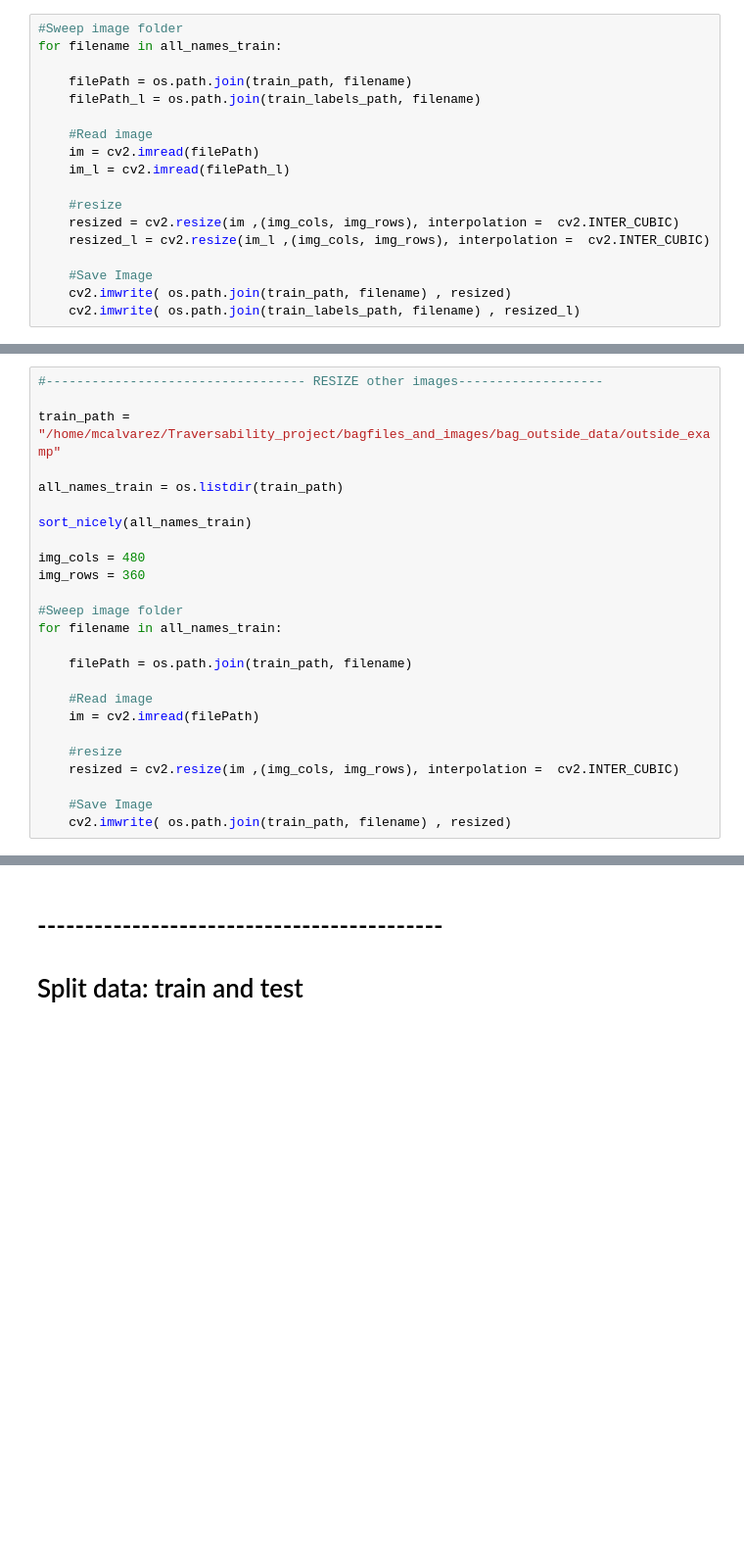
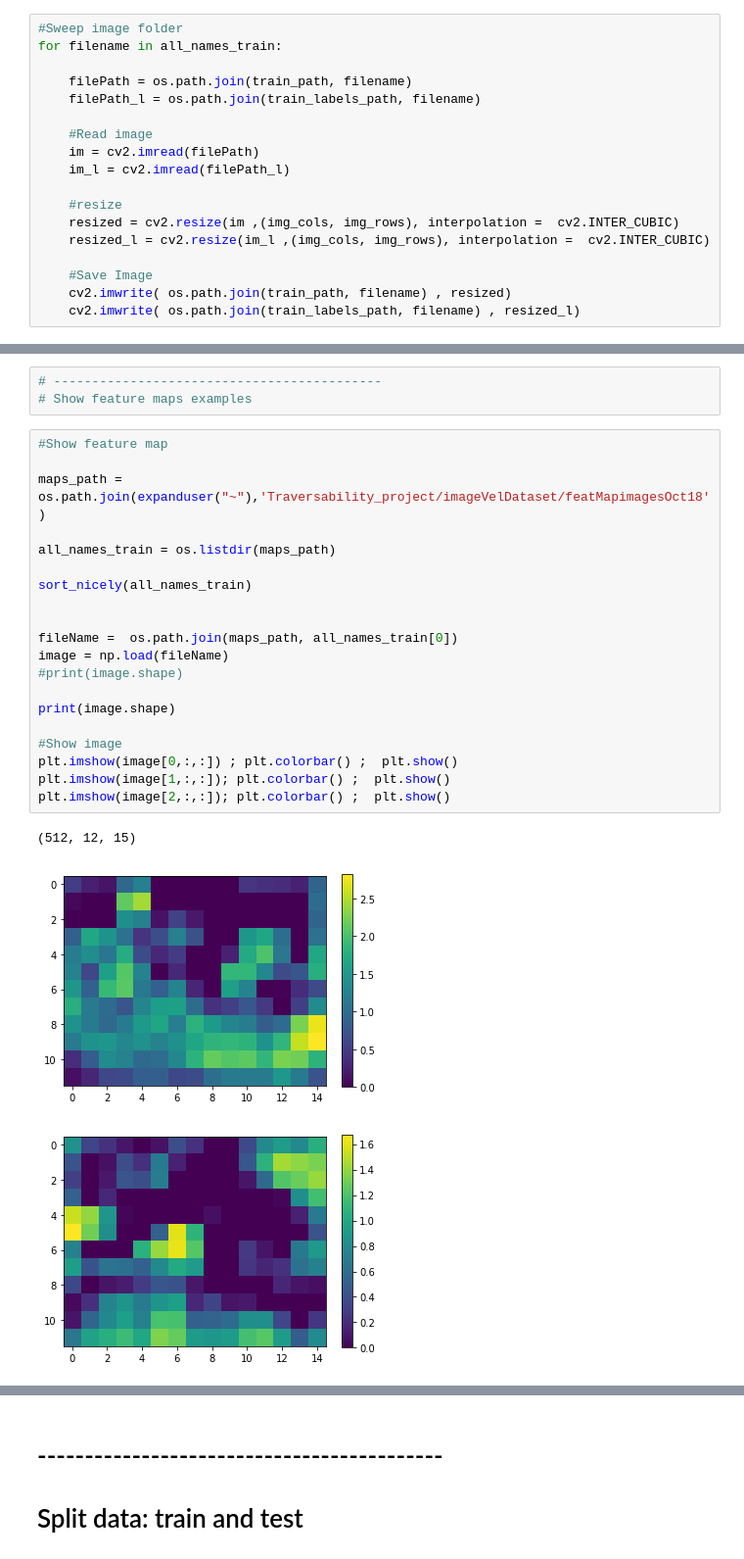
Before and after one commit to mcamila777/Traversability_project, a Jupyter notebook: notebooks/Image_proccesing.ipynb, the cells around one changed output, grey strips where cells are left out. Shown at 98% size. Cells and saved outputs as stored; diff of their text form; blank space fills up the shorter version.

```diff
--- a/notebooks/Image_proccesing.ipynb
+++ b/notebooks/Image_proccesing.ipynb
@@ -286,25 +315,27 @@ for filename in all_names_train:
-# %%
-#---------------------------------- RESIZE other images-------------------
-
-train_path = "/home/mcalvarez/Traversability_project/bagfiles_and_images/bag_outside_data/outside_examp"
-
-all_names_train = os.listdir(train_path)
-
-sort_nicely(all_names_train)
-
-img_cols = 480
-img_rows = 360
-
-#Sweep image folder
-for filename in all_names_train:
-
-    filePath = os.path.join(train_path, filename)
-
-    #Read image
-    im = cv2.imread(filePath)
-
-    #resize
-    resized = cv2.resize(im ,(img_cols, img_rows), interpolation =  cv2.INTER_CUBIC)
-
-    #Save Image
-    cv2.imwrite( os.path.join(train_path, filename) , resized)
+# %%
+# -------------------------------------------
+# Show feature maps examples
+# %%
+#Show feature map
+
+maps_path = os.path.join(expanduser("~"),'Traversability_project/imageVelDataset/featMapimagesOct18')
+
+all_names_train = os.listdir(maps_path)
+
+sort_nicely(all_names_train)
+
+
+fileName =  os.path.join(maps_path, all_names_train[0])
+image = np.load(fileName)
+#print(image.shape)
+
+print(image.shape)
+
+#Show image
+plt.imshow(image[0,:,:]) ; plt.colorbar() ;  plt.show()
+plt.imshow(image[1,:,:]); plt.colorbar() ;  plt.show()
+plt.imshow(image[2,:,:]); plt.colorbar() ;  plt.show()
+# %% [output]
+(512, 12, 15)
+[figure, added]
+[figure, added]
```
Also changed, not shown: parts of 22 cells of this notebook, 1 other file.
